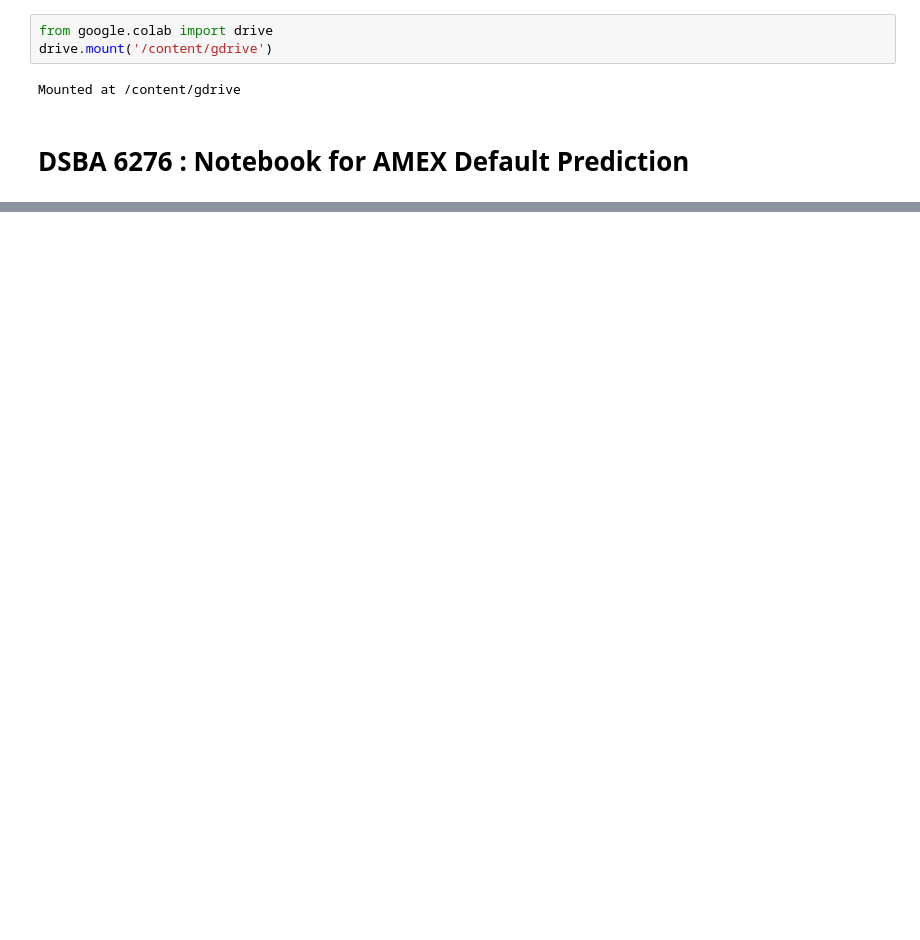
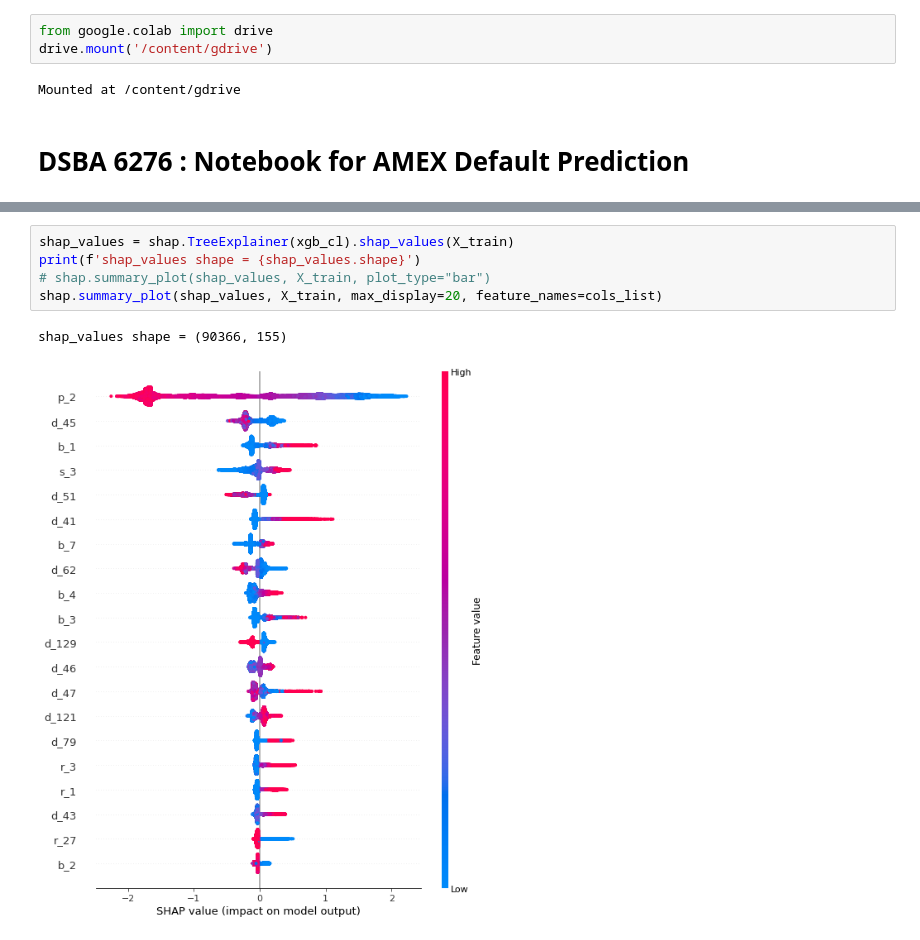
Before and after one commit to joeburns91/DSBA_6276_Project, a Jupyter notebook: all_vs_last_statement_jb_edited.ipynb, the cells around one changed output, grey strips where cells are left out. Drawn from its saved outputs; the diff is of its cells as text; blank space fills up the shorter version.

```diff
--- a/all_vs_last_statement_jb_edited.ipynb
+++ b/all_vs_last_statement_jb_edited.ipynb
@@ -29,0 +331,8 @@ fatal: could not read Username for 'https://github.com': No such device or addre
+# %%
+shap_values = shap.TreeExplainer(xgb_cl).shap_values(X_train)
+print(f'shap_values shape = {shap_values.shape}')
+# shap.summary_plot(shap_values, X_train, plot_type="bar")
+shap.summary_plot(shap_values, X_train, max_display=20, feature_names=cols_list)
+# %% [output]
+shap_values shape = (90366, 155)
+[figure, added]
```
Also changed, not shown: parts of 25 cells of this notebook.
